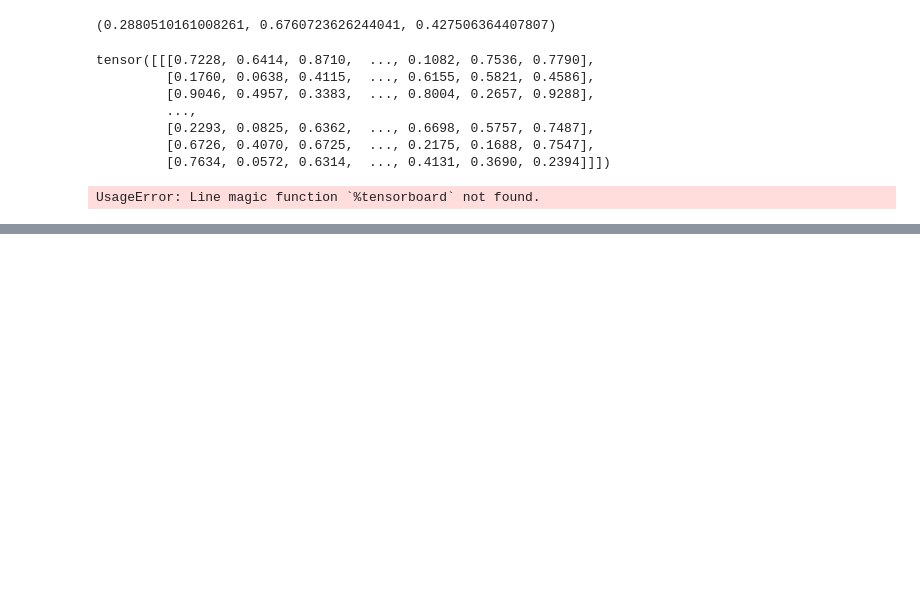
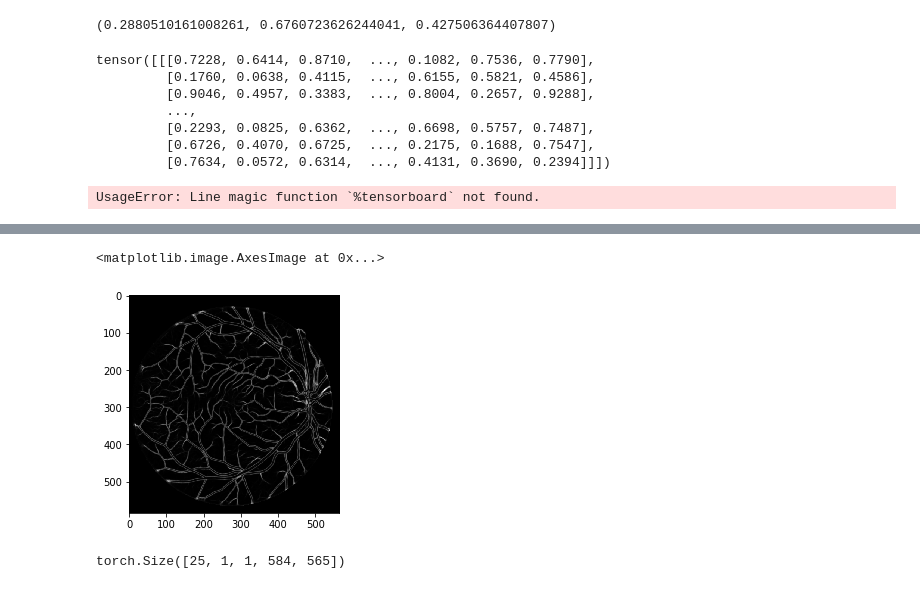
Before and after one commit to JohnDLee/Unet-Research, a Jupyter notebook: Unet_research/unet_code/base_model_tests/test.ipynb, the cells around one changed output, grey strips where cells are left out. Cells and saved outputs as stored; diff of their text form; code cells hidden in the pictures; blank space fills up the shorter version.

Commit message:
Updates to Uncertainty

```diff
--- a/Unet_research/unet_code/base_model_tests/test.ipynb
+++ b/Unet_research/unet_code/base_model_tests/test.ipynb
@@ -169,0 +249,9 @@ UsageError: Line magic function `%tensorboard` not found.
+# %%
+plt.imshow(torch.load('../../results/base_model/dropblock_uncertainty_i/image_0/std.pt').numpy()[0][0], cmap = 'gray')
+# %% [output]
+<matplotlib.image.AxesImage at 0x...>
+[figure, added]
+# %%
+torch.load('../../results/base_model/dropblock_uncertainty_i/image_0/tensors.pt').size()
+# %% [output]
+torch.Size([25, 1, 1, 584, 565])
```
Also changed, not shown: parts of 16 cells of this notebook, 7 other files.
